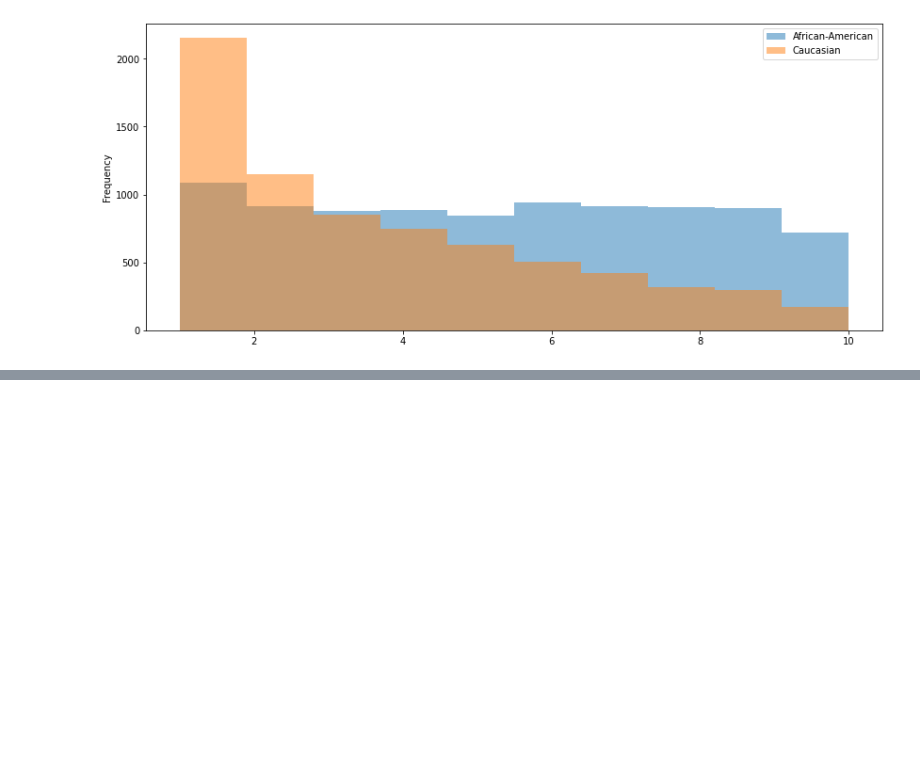
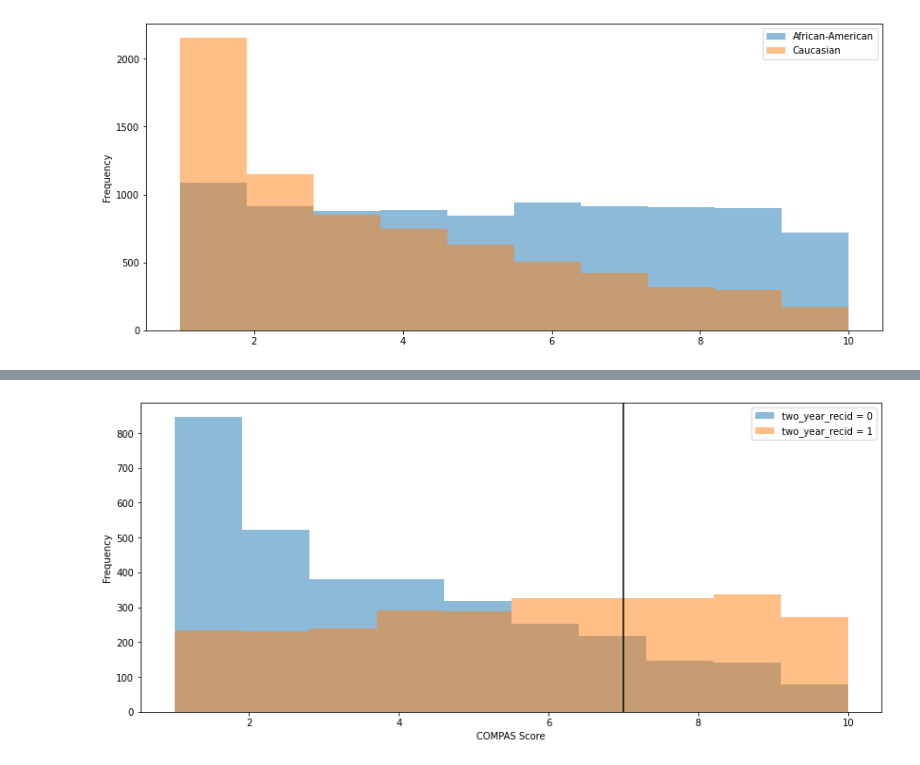
Before and after one commit to LarrySnyder/ASJ, a Jupyter notebook: compas/COMPAS_v1.ipynb, the cells around one changed output, grey strips where cells are left out. Saved outputs shown, nothing was run; the diff lists cells and outputs as text; code cells hidden in the pictures; blank space fills up the shorter version.

```diff
--- a/compas/COMPAS_v1.ipynb
+++ b/compas/COMPAS_v1.ipynb
@@ -102,0 +173,5 @@ There's a big difference between the distribution of scores for African-American
+# %%
+threshold = 5
+
+recidivism = recidivism.assign(My_Decision = 1 * (recidivism['decile_score'] >= threshold)) # 1 * converts Booleans to integers
+recidivism.head()
@@ -102,0 +196,6 @@ There's a big difference between the distribution of scores for African-American
+# %%
+threshold = 7
+
+recidivism = recidivism.assign(My_Decision = 1 * (recidivism['decile_score'] >= threshold)) # 1 * converts Booleans to integers
+
+pd.crosstab(recidivism['My_Decision'], recidivism['two_year_recid'], normalize=True, margins=True)
@@ -102,0 +208,7 @@ There's a big difference between the distribution of scores for African-American
+# %%
+ax = recidivism.groupby('two_year_recid').decile_score.plot(kind='hist', alpha=0.5, figsize=(14,6))
+plt.xlabel('COMPAS Score')
+plt.legend(['two_year_recid = 0', 'two_year_recid = 1'])
+plt.axvline(threshold, color='k');
+# %% [output]
+[figure, added]
```
Also changed, not shown: parts of 13 cells of this notebook.
